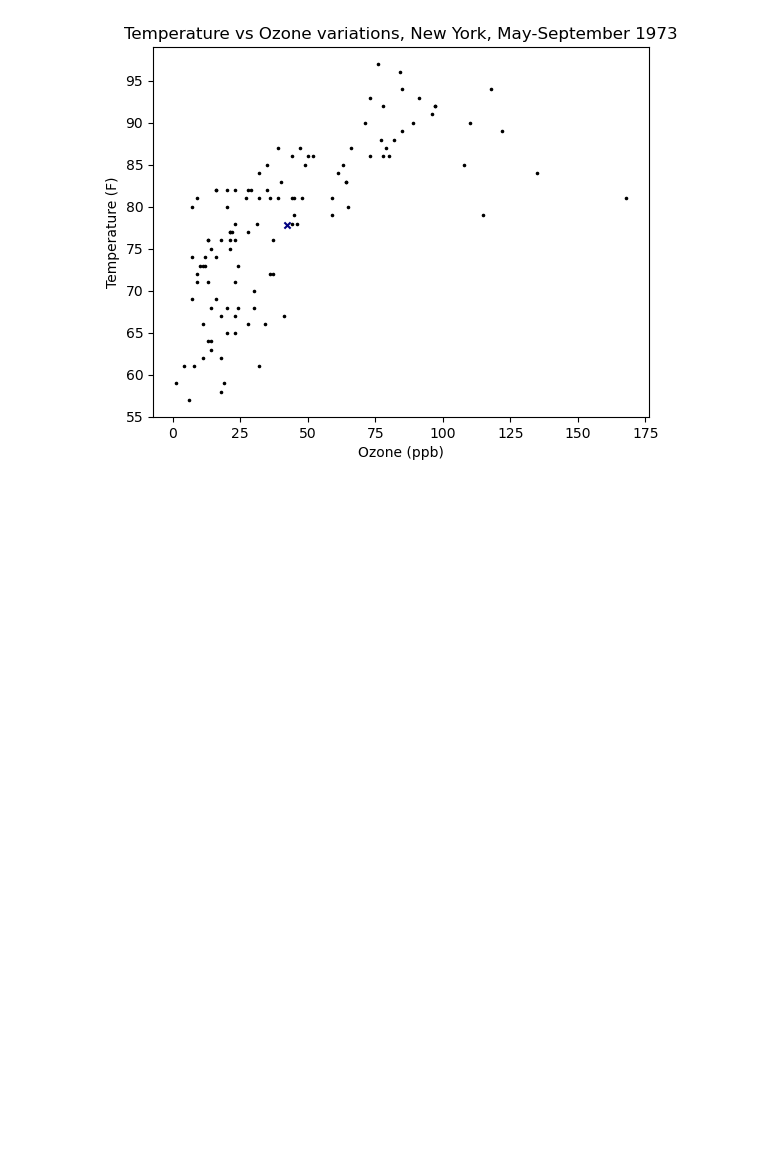
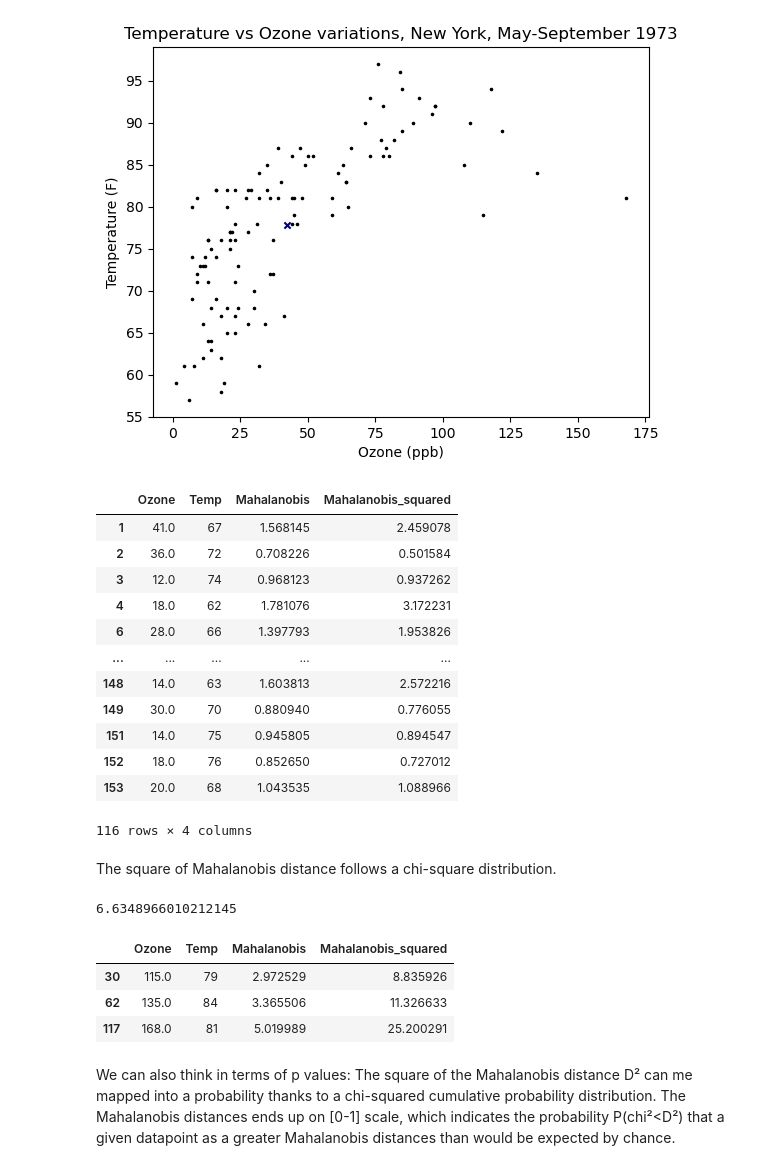
Before and after one commit to bertlem/find_members, a Jupyter notebook: 01-Mahalanobis_example.ipynb, the cells around one changed output. Saved outputs shown, nothing was run; the diff lists cells and outputs as text; code cells hidden in the pictures; blank space fills up the shorter version.

Commit message:
Added p-value

```diff
--- a/01-Mahalanobis_example.ipynb
+++ b/01-Mahalanobis_example.ipynb
@@ -199,3 +203,23 @@ def NY_ozone_plot(data, meanx, meany, path, filename):
 NY_ozone_plot(data, meanx, meany, None, None)
 # %% [output]
 [figure]
+# %%
+weather = Mahalanobis_distance(data, data, ['Ozone', 'Temp'])
+# %%
+weather
+# %% [output]
+|  | Ozone | Temp | Mahalanobis | Mahalanobis_squared |
+| 1 | 41.0 | 67 | 1.568145 | 2.459078 |
+| 2 | 36.0 | 72 | 0.708226 | 0.501584 |
+| 3 | 12.0 | 74 | 0.968123 | 0.937262 |
+| 4 | 18.0 | 62 | 1.781076 | 3.172231 |
+| 6 | 28.0 | 66 | 1.397793 | 1.953826 |
+| ... | ... | ... | ... | ... |
+| 148 | 14.0 | 63 | 1.603813 | 2.572216 |
+| 149 | 30.0 | 70 | 0.880940 | 0.776055 |
+| 151 | 14.0 | 75 | 0.945805 | 0.894547 |
+| 152 | 18.0 | 76 | 0.852650 | 0.727012 |
+| 153 | 20.0 | 68 | 1.043535 | 1.088966 |
+116 rows × 4 columns
+# %% [markdown]
+The square of Mahalanobis distance follows a chi-square distribution.
@@ -201,0 +235,16 @@ NY_ozone_plot(data, meanx, meany, None, None)
+# %%
+critical_value = get_critical_value_for_outliers(1, 0.01)
+print(critical_value)
+# %% [output]
+6.6348966010212145
+# %%
+out1 = weather.loc[weather.Mahalanobis_squared>critical_value]
+out1
+# %% [output]
+|  | Ozone | Temp | Mahalanobis | Mahalanobis_squared |
+| 30 | 115.0 | 79 | 2.972529 | 8.835926 |
+| 62 | 135.0 | 84 | 3.365506 | 11.326633 |
+| 117 | 168.0 | 81 | 5.019989 | 25.200291 |
+# %% [markdown]
+We can also think in terms of p values:
+The square of the Mahalanobis distance D² can me mapped into a probability thanks to a chi-squared cumulative probability distribution. The Mahalanobis distances ends up on [0-1] scale, which indicates the probability P(chi²<D²) that a given datapoint as a greater Mahalanobis distances than would be expected by chance.
```
Also changed, not shown: parts of 17 cells of this notebook.
